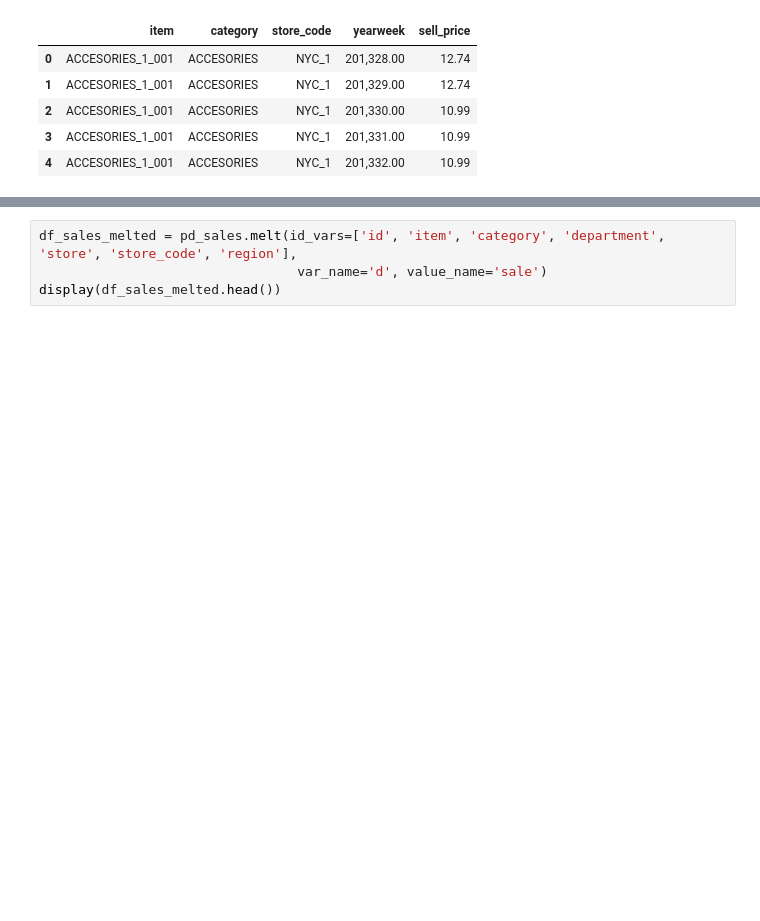
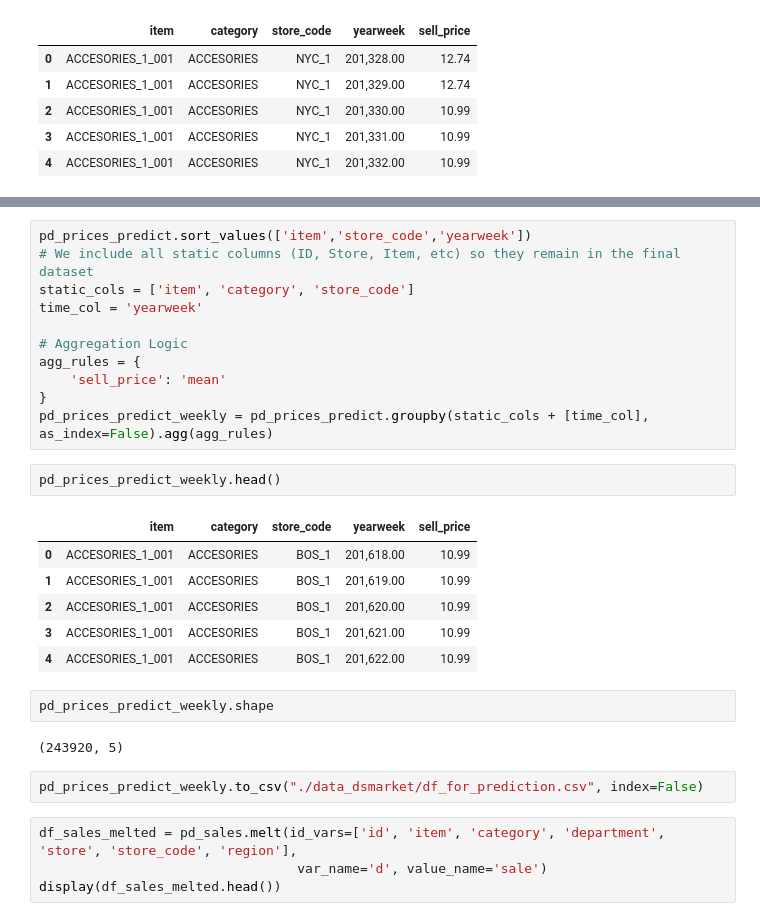
Before and after one commit to asansal/DS_market_Capstone, a Jupyter notebook: first_steps_dsmarket.ipynb, the cells around one changed output, grey strips where cells are left out. Saved outputs shown, nothing was run; the diff lists cells and outputs as text; blank space fills up the shorter version.

```diff
--- a/first_steps_dsmarket.ipynb
+++ b/first_steps_dsmarket.ipynb
@@ -455,3 +469,29 @@ pd_prices.head()
+# %%
+pd_prices_predict.sort_values(['item','store_code','yearweek'])
+# We include all static columns (ID, Store, Item, etc) so they remain in the final dataset
+static_cols = ['item', 'category', 'store_code']
+time_col = 'yearweek'
+
+# Aggregation Logic
+agg_rules = {
+    'sell_price': 'mean'
+}
+pd_prices_predict_weekly = pd_prices_predict.groupby(static_cols + [time_col], as_index=False).agg(agg_rules)
+# %%
+pd_prices_predict_weekly.head()
+# %% [output]
+|  | item | category | store_code | yearweek | sell_price |
+| 0 | ACCESORIES_1_001 | ACCESORIES | BOS_1 | 201,618.00 | 10.99 |
+| 1 | ACCESORIES_1_001 | ACCESORIES | BOS_1 | 201,619.00 | 10.99 |
+| 2 | ACCESORIES_1_001 | ACCESORIES | BOS_1 | 201,620.00 | 10.99 |
+| 3 | ACCESORIES_1_001 | ACCESORIES | BOS_1 | 201,621.00 | 10.99 |
+| 4 | ACCESORIES_1_001 | ACCESORIES | BOS_1 | 201,622.00 | 10.99 |
+# %%
+pd_prices_predict_weekly.shape
+# %% [output]
+(243920, 5)
+# %%
+pd_prices_predict_weekly.to_csv("./data_dsmarket/df_for_prediction.csv", index=False)
 # %%
 df_sales_melted = pd_sales.melt(id_vars=['id', 'item', 'category', 'department', 'store', 'store_code', 'region'],
                                  var_name='d', value_name='sale')
```
Also changed, not shown: parts of 8 cells of this notebook.
